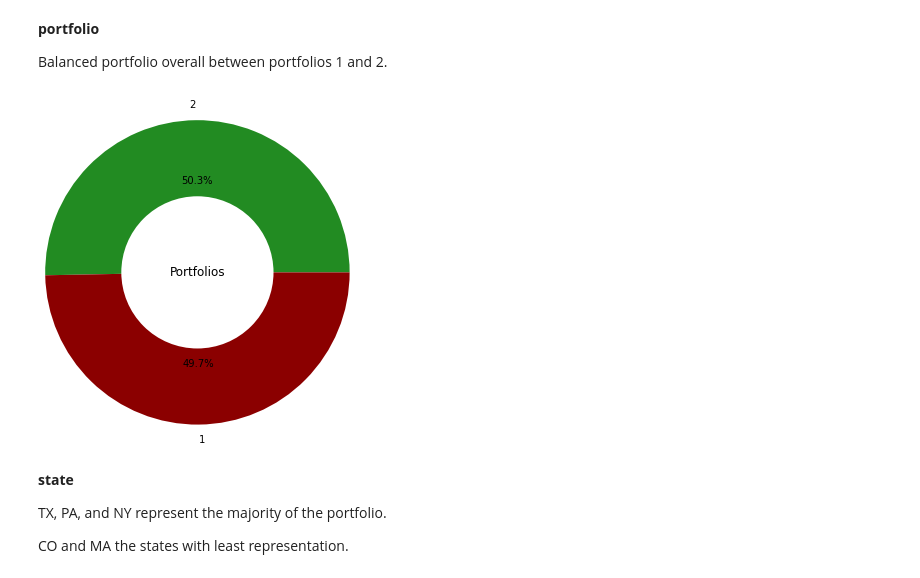
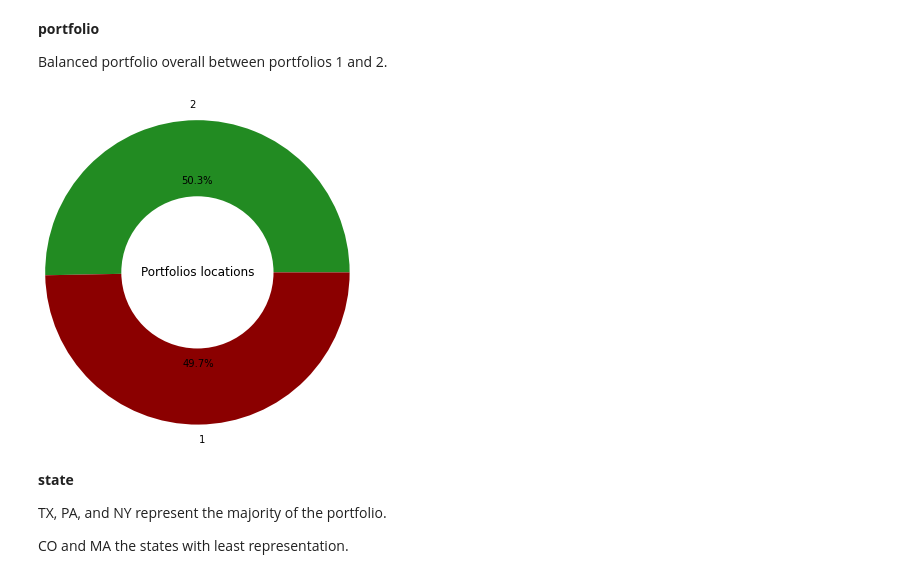
Before and after one commit to kevinmiguel97/Winter-storm-risk-evaluation, a Jupyter notebook: locations_analysis.ipynb, the cells around one changed output. Saved outputs shown, nothing was run; the diff lists cells and outputs as text; code cells hidden in the pictures.

```diff
--- a/locations_analysis.ipynb
+++ b/locations_analysis.ipynb
@@ -121,9 +119,9 @@ Balanced portfolio overall between portfolios 1 and 2.
 # %%
 df_locations['portfolio'].unique()
 
-plot_piechart(df_locations, 'portfolio', colors=['forestgreen', 'darkred'], title='Portfolios')
+plot_piechart(df_locations, 'portfolio', colors=['forestgreen', 'darkred'], title='Portfolios locations')
 # %% [output]
-[figure, old version]
+[figure, new version]
 # %% [markdown]
 **state**
 
```
Also changed, not shown: parts of 3 cells of this notebook, 2 other files.
